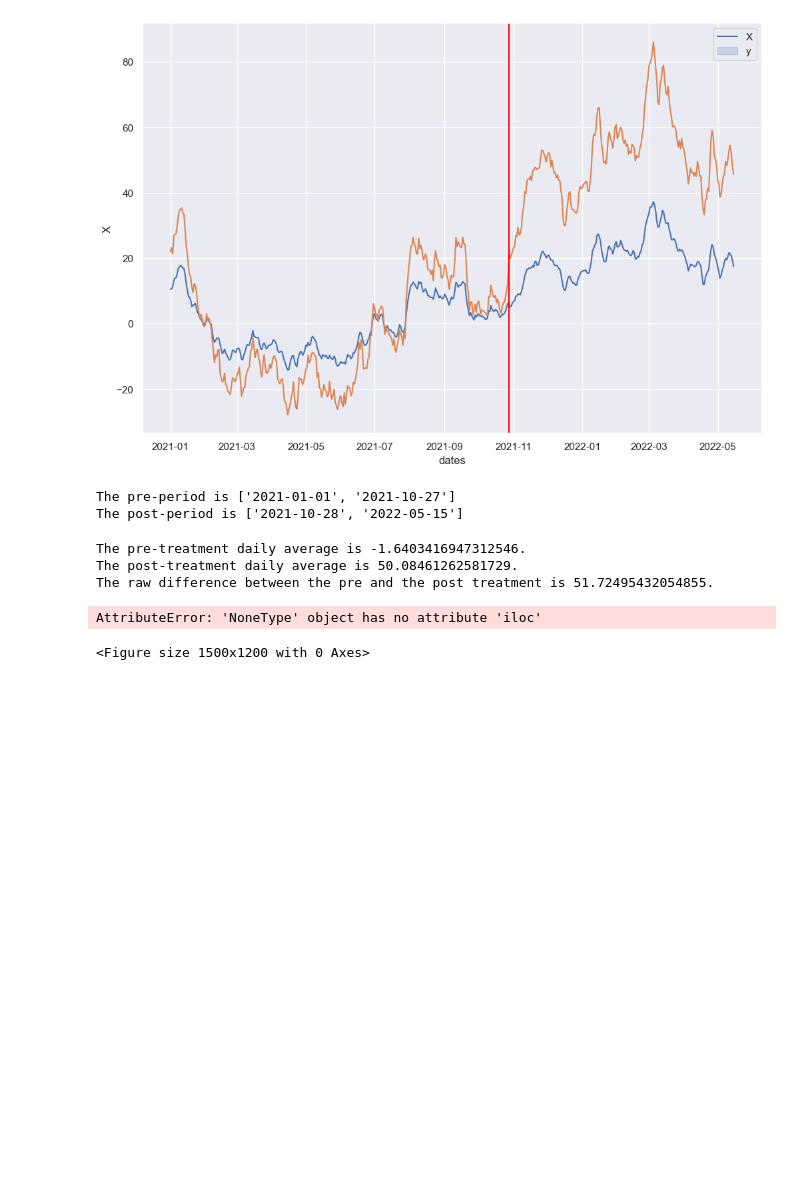
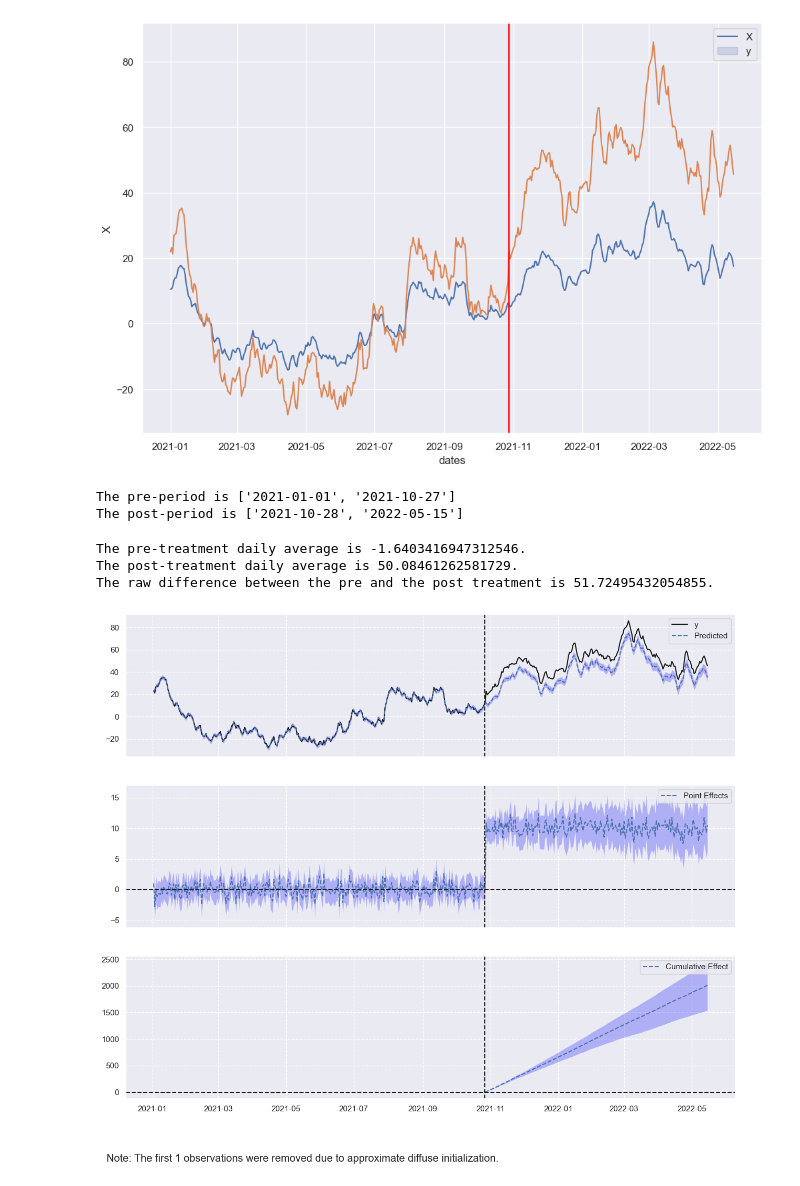
Before and after one commit to Harishu1998/causal_inference_framework, a Jupyter notebook: medium_blog.ipynb, the cells around one changed output. Drawn from its saved outputs; the diff is of its cells as text; code cells hidden in the pictures; blank space fills up the shorter version.

```diff
--- a/medium_blog.ipynb
+++ b/medium_blog.ipynb
@@ -102,12 +102,10 @@ The raw difference between the pre and the post treatment is 51.72495432054855.
 # %%
 # Causal impact model
 impact = CausalImpact(data=df, pre_period=pre_period, post_period=post_period)
-impact.run()
 # Visualization
 impact.plot()
 # %% [output]
-AttributeError: 'NoneType' object has no attribute 'iloc'
-<Figure size 1500x1200 with 0 Axes>
+[figure, added]
 # %%
 # Causal impact summary
 print(impact.summary())
```
Also changed, not shown: parts of 3 cells of this notebook, 14 other files.
